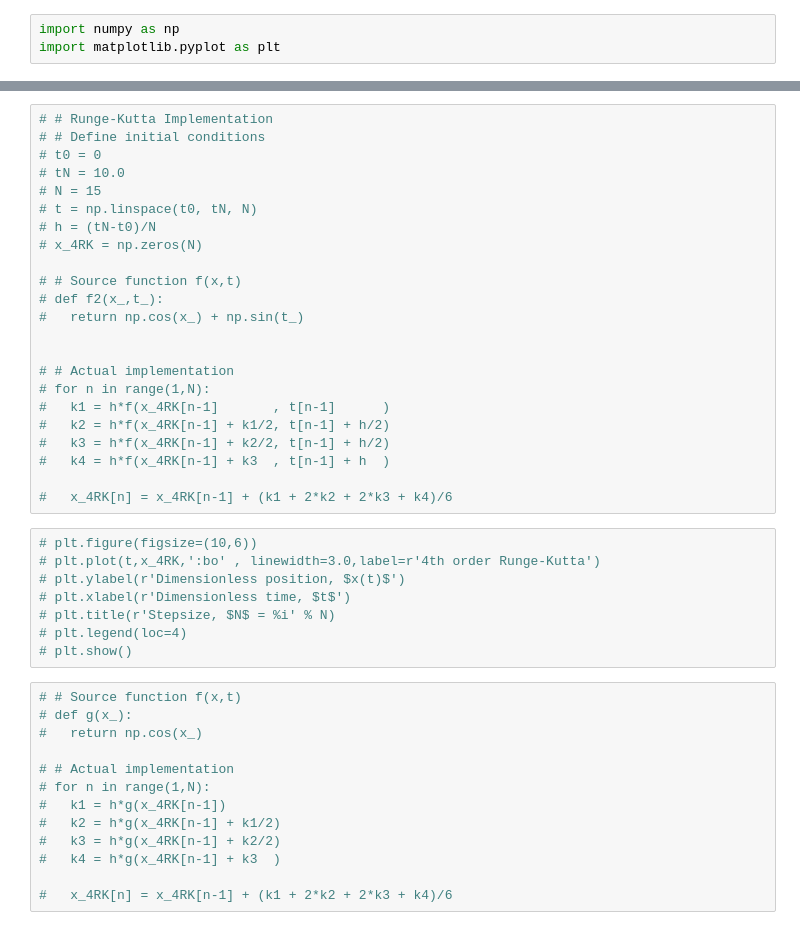
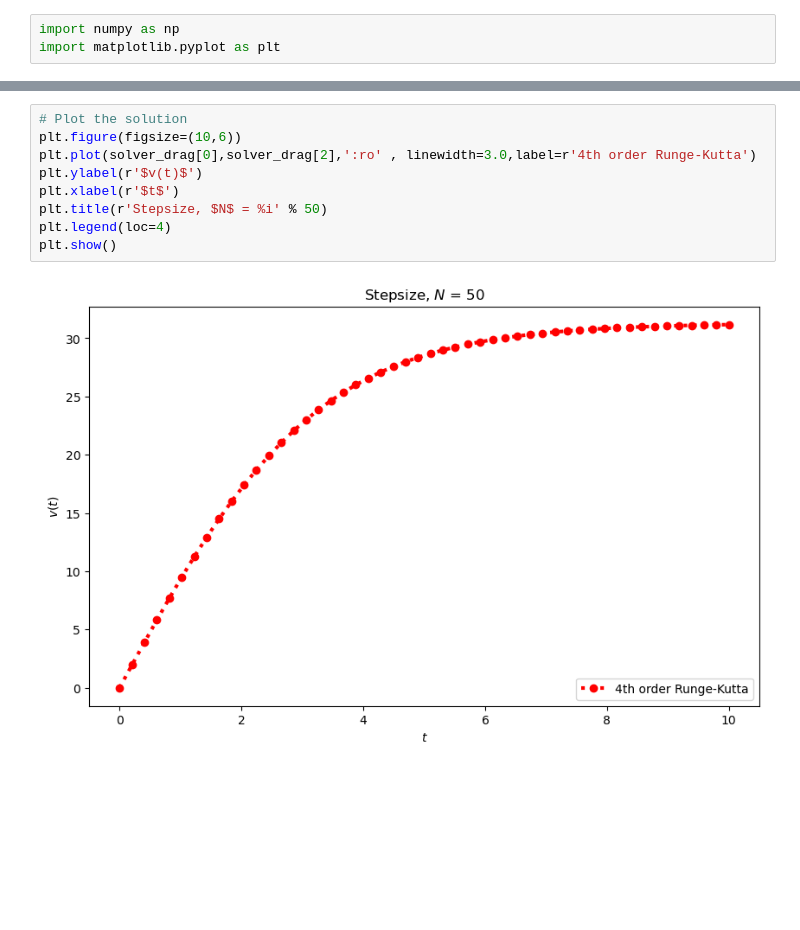
Before and after one commit to emmanuellfc/Tufts, a Jupyter notebook: Spring_2025/Computational_Physics/Runge_Kutta_DEV.ipynb, the cells around one changed output, grey strips where cells are left out. Saved outputs shown, nothing was run; the diff lists cells and outputs as text; blank space fills up the shorter version.

```diff
--- a/Spring_2025/Computational_Physics/Runge_Kutta_DEV.ipynb
+++ b/Spring_2025/Computational_Physics/Runge_Kutta_DEV.ipynb
@@ -109,44 +63,11 @@ plt.show()
-# %%
-# # Runge-Kutta Implementation
-# # Define initial conditions
-# t0 = 0
-# tN = 10.0
-# N = 15
-# t = np.linspace(t0, tN, N)
-# h = (tN-t0)/N
-# x_4RK = np.zeros(N)
-
-# # Source function f(x,t)
-# def f2(x_,t_):
-#   return np.cos(x_) + np.sin(t_)
-
-
-# # Actual implementation
-# for n in range(1,N):
-#   k1 = h*f(x_4RK[n-1]       , t[n-1]      )
-#   k2 = h*f(x_4RK[n-1] + k1/2, t[n-1] + h/2)
-#   k3 = h*f(x_4RK[n-1] + k2/2, t[n-1] + h/2)
-#   k4 = h*f(x_4RK[n-1] + k3  , t[n-1] + h  )
-
-#   x_4RK[n] = x_4RK[n-1] + (k1 + 2*k2 + 2*k3 + k4)/6
 # %%
-# plt.figure(figsize=(10,6))
-# plt.plot(t,x_4RK,':bo' , linewidth=3.0,label=r'4th order Runge-Kutta')
-# plt.ylabel(r'Dimensionless position, $x(t)$')
-# plt.xlabel(r'Dimensionless time, $t$')
-# plt.title(r'Stepsize, $N$ = %i' % N)
-# plt.legend(loc=4)
-# plt.show()
+# Plot the solution
+plt.figure(figsize=(10,6))
+plt.plot(solver_drag[0],solver_drag[2],':ro' , linewidth=3.0,label=r'4th order Runge-Kutta')
+plt.ylabel(r'$v(t)$')
+plt.xlabel(r'$t$')
+plt.title(r'Stepsize, $N$ = %i' % 50)
+plt.legend(loc=4)
+plt.show()
+# %% [output]
+[figure, added]
-# %%
-# # Source function f(x,t)
-# def g(x_):
-#   return np.cos(x_)
-
-# # Actual implementation
-# for n in range(1,N):
-#   k1 = h*g(x_4RK[n-1])
-#   k2 = h*g(x_4RK[n-1] + k1/2)
-#   k3 = h*g(x_4RK[n-1] + k2/2)
-#   k4 = h*g(x_4RK[n-1] + k3  )
-
-#   x_4RK[n] = x_4RK[n-1] + (k1 + 2*k2 + 2*k3 + k4)/6
```
Also changed, not shown: parts of 6 cells of this notebook, 1 other file.
